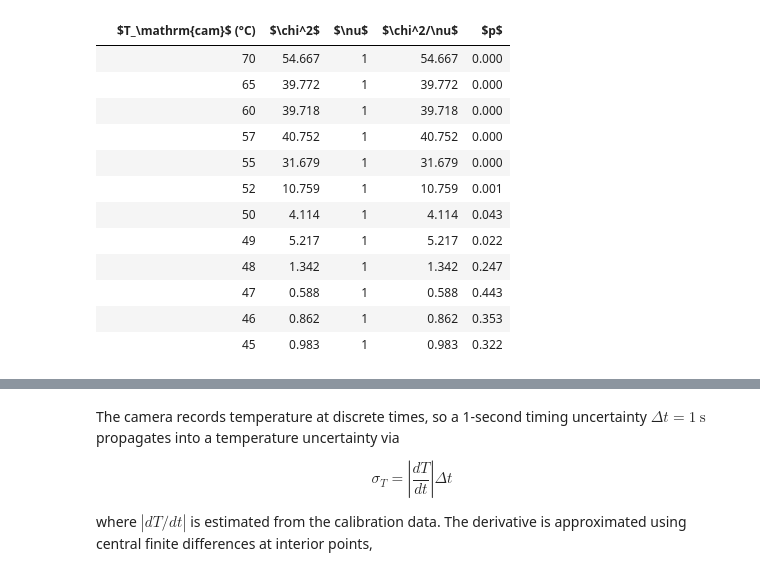
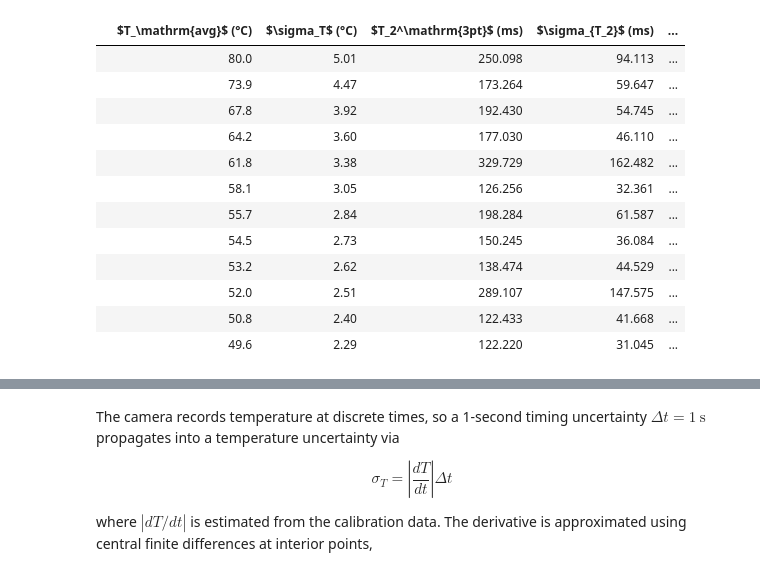
Before and after one commit to asuradev99/jlab, a Jupyter notebook: nmr/bwax.ipynb, the cells around one changed output, grey strips where cells are left out. Saved outputs shown, nothing was run; the diff lists cells and outputs as text; code cells hidden in the pictures.

```diff
--- a/nmr/bwax.ipynb
+++ b/nmr/bwax.ipynb
@@ -106,26 +153,27 @@ plt.show()
 # %%
-p_vals = chi2_dist.sf(chi2_vals, df=dof)
-
 table = pd.DataFrame({
-    r'$T_\mathrm{cam}$ (°C)': temperatures.astype(int),
-    r'$\chi^2$':              np.round(chi2_vals, 3),
-    r'$\nu$':                 [dof] * len(temperatures),
-    r'$\chi^2/\nu$':          np.round(chi2_vals / dof, 3),
-    r'$p$':                   np.round(p_vals, 3),
+    r'$T_\mathrm{avg}$ (°C)':            np.round(T_avg, 1),
+    r'$\sigma_T$ (°C)':                  np.round(sigma_T_total, 2),
+    r'$T_2^\mathrm{3pt}$ (ms)':          np.round(T2_3pt, 3),
+    r'$\sigma_{T_2}$ (ms)':              np.round(T2_errs_3pt, 3),
+    r'$T_2^\mathrm{2pt}$ (ms)':          np.round(T2_2pt, 3),
+    r'$\Delta T_2^\mathrm{sys}$ (ms)':   np.round(sys_err, 3),
+    r'$\chi^2$':                         np.round(chi2_3pt, 3),
+    r'$p$':                              np.round(p_3pt, 3),
 })
 table.index = [''] * len(table)
 display(table)
 # %% [output]
-|  | $T_\mathrm{cam}$ (°C) | $\chi^2$ | $\nu$ | $\chi^2/\nu$ | $p$ |
-|  | 70 | 54.667 | 1 | 54.667 | 0.000 |
-|  | 65 | 39.772 | 1 | 39.772 | 0.000 |
-|  | 60 | 39.718 | 1 | 39.718 | 0.000 |
-|  | 57 | 40.752 | 1 | 40.752 | 0.000 |
-|  | 55 | 31.679 | 1 | 31.679 | 0.000 |
-|  | 52 | 10.759 | 1 | 10.759 | 0.001 |
-|  | 50 | 4.114 | 1 | 4.114 | 0.043 |
-|  | 49 | 5.217 | 1 | 5.217 | 0.022 |
-|  | 48 | 1.342 | 1 | 1.342 | 0.247 |
-|  | 47 | 0.588 | 1 | 0.588 | 0.443 |
-|  | 46 | 0.862 | 1 | 0.862 | 0.353 |
-|  | 45 | 0.983 | 1 | 0.983 | 0.322 |
+|  | $T_\mathrm{avg}$ (°C) | $\sigma_T$ (°C) | $T_2^\mathrm{3pt}$ (ms) | $\sigma_{T_2}$ (ms) | ... |
+|  | 80.0 | 5.01 | 250.098 | 94.113 | ... |
+|  | 73.9 | 4.47 | 173.264 | 59.647 | ... |
+|  | 67.8 | 3.92 | 192.430 | 54.745 | ... |
+|  | 64.2 | 3.60 | 177.030 | 46.110 | ... |
+|  | 61.8 | 3.38 | 329.729 | 162.482 | ... |
+|  | 58.1 | 3.05 | 126.256 | 32.361 | ... |
+|  | 55.7 | 2.84 | 198.284 | 61.587 | ... |
+|  | 54.5 | 2.73 | 150.245 | 36.084 | ... |
+|  | 53.2 | 2.62 | 138.474 | 44.529 | ... |
+|  | 52.0 | 2.51 | 289.107 | 147.575 | ... |
+|  | 50.8 | 2.40 | 122.433 | 41.668 | ... |
+|  | 49.6 | 2.29 | 122.220 | 31.045 | ... |
```
Also changed, not shown: parts of 5 cells of this notebook, 9 other files.
